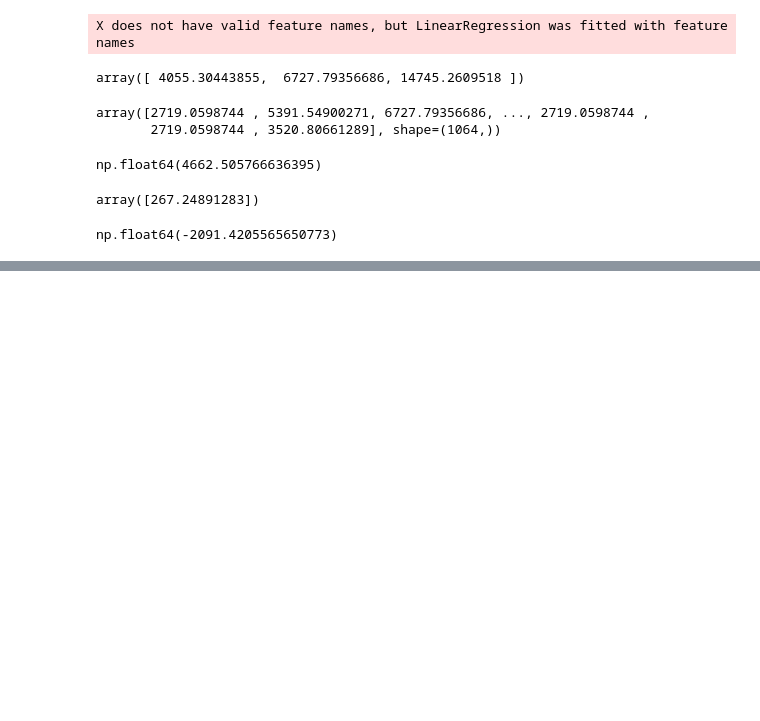
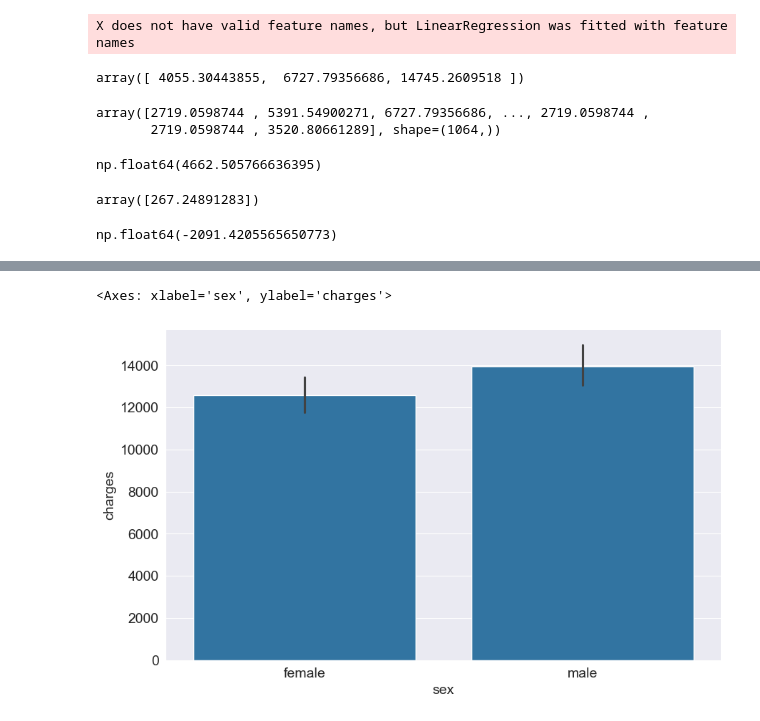
Before and after one commit to AgentXCross/PythonDS-ML, a Jupyter notebook: SciKitLearn/linear_regression.ipynb, the cells around one changed output, grey strips where cells are left out. Drawn from its saved outputs; the diff is of its cells as text; code cells hidden in the pictures; blank space fills up the shorter version.

```diff
--- a/SciKitLearn/linear_regression.ipynb
+++ b/SciKitLearn/linear_regression.ipynb
@@ -449,0 +652,6 @@ np.float64(-2091.4205565650773)
+# %%
+#Add sex to the model
+sns.barplot(data = medical_df, y = 'charges', x = 'sex')
+# %% [output]
+<Axes: xlabel='sex', ylabel='charges'>
+[figure, added]
```
Also changed, not shown: parts of 58 cells of this notebook.
